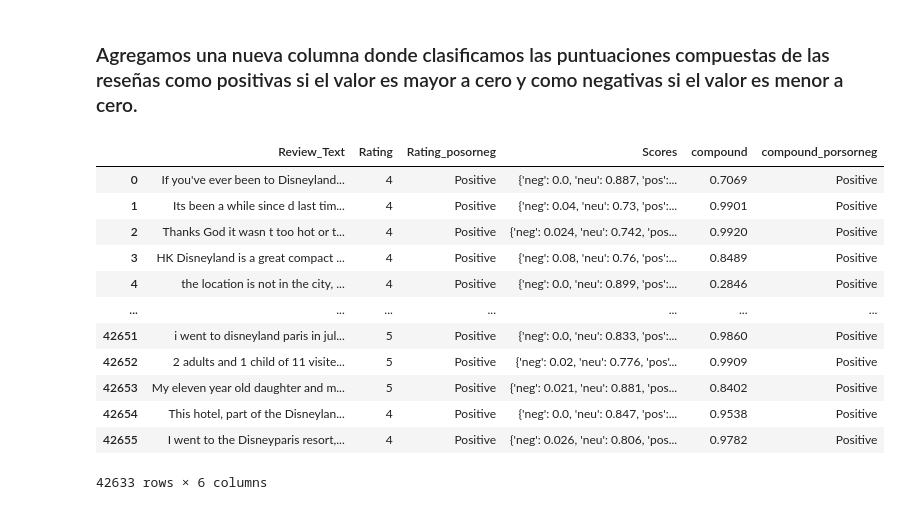
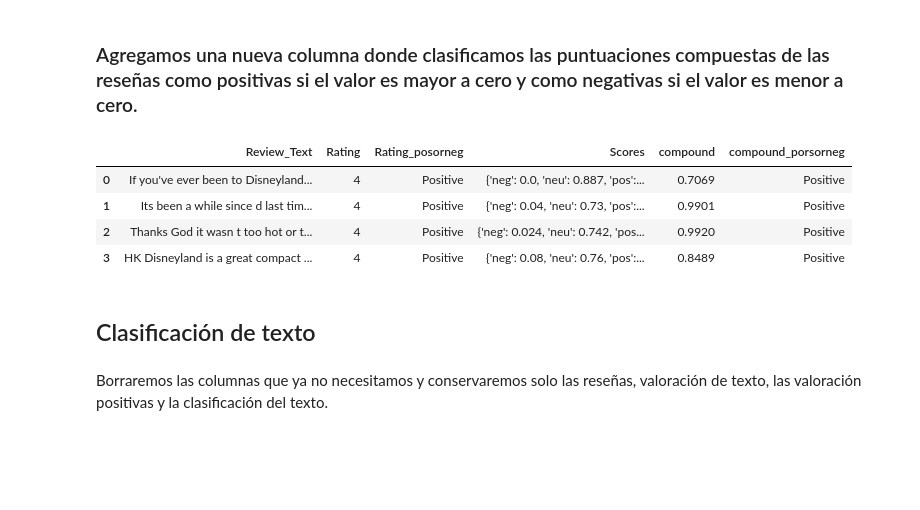
Before and after one commit to ricklarave/Reviews_de_Disneyland--Clasificacion_y_analisis_de_sentimientos, a Jupyter notebook: NaturalLanguageProcessing.ipynb, the cells around one changed output. Drawn from its saved outputs; the diff is of its cells as text; code cells hidden in the pictures; blank space fills up the shorter version.

```diff
--- a/NaturalLanguageProcessing.ipynb
+++ b/NaturalLanguageProcessing.ipynb
@@ -319,19 +321,16 @@ data
 ### Agregamos una nueva columna donde clasificamos las puntuaciones compuestas de las reseñas como positivas si el valor es mayor a cero y como negativas si el valor es menor a cero.
 # %%
 data["compound_porsorneg"] = data["compound"].apply( lambda score:"Positive" if score >=0 else "Negative" )
-# %%
-data
-# %% [output]
-|  | Review_Text | Rating | Rating_posorneg | Scores | compound | compound_porsorneg |
-| 0 | If you've ever been to Disneyland... | 4 | Positive | {'neg': 0.0, 'neu': 0.887, 'pos':... | 0.7069 | Positive |
-| 1 | Its been a while since d last tim... | 4 | Positive | {'neg': 0.04, 'neu': 0.73, 'pos':... | 0.9901 | Positive |
-| 2 | Thanks God it wasn t too hot or t... | 4 | Positive | {'neg': 0.024, 'neu': 0.742, 'pos... | 0.9920 | Positive |
-| 3 | HK Disneyland is a great compact ... | 4 | Positive | {'neg': 0.08, 'neu': 0.76, 'pos':... | 0.8489 | Positive |
-| 4 | the location is not in the city, ... | 4 | Positive | {'neg': 0.0, 'neu': 0.899, 'pos':... | 0.2846 | Positive |
-| ... | ... | ... | ... | ... | ... | ... |
-| 42651 | i went to disneyland paris in jul... | 5 | Positive | {'neg': 0.0, 'neu': 0.833, 'pos':... | 0.9860 | Positive |
-| 42652 | 2 adults and 1 child of 11 visite... | 5 | Positive | {'neg': 0.02, 'neu': 0.776, 'pos'... | 0.9909 | Positive |
-| 42653 | My eleven year old daughter and m... | 5 | Positive | {'neg': 0.021, 'neu': 0.881, 'pos... | 0.8402 | Positive |
-| 42654 | This hotel, part of the Disneylan... | 4 | Positive | {'neg': 0.0, 'neu': 0.847, 'pos':... | 0.9538 | Positive |
-| 42655 | I went to the Disneyparis resort,... | 4 | Positive | {'neg': 0.026, 'neu': 0.806, 'pos... | 0.9782 | Positive |
-42633 rows × 6 columns
+# %%
+# Visualizamos la columna con la clasificación del valor compuesto
+data.head(4)
+# %% [output]
+|  | Review_Text | Rating | Rating_posorneg | Scores | compound | compound_porsorneg |
+| 0 | If you've ever been to Disneyland... | 4 | Positive | {'neg': 0.0, 'neu': 0.887, 'pos':... | 0.7069 | Positive |
+| 1 | Its been a while since d last tim... | 4 | Positive | {'neg': 0.04, 'neu': 0.73, 'pos':... | 0.9901 | Positive |
+| 2 | Thanks God it wasn t too hot or t... | 4 | Positive | {'neg': 0.024, 'neu': 0.742, 'pos... | 0.9920 | Positive |
+| 3 | HK Disneyland is a great compact ... | 4 | Positive | {'neg': 0.08, 'neu': 0.76, 'pos':... | 0.8489 | Positive |
+# %% [markdown]
+## Clasificación de texto
+# %% [markdown]
+Borraremos las columnas que ya no necesitamos y conservaremos solo las reseñas, valoración de texto, las valoración positivas y la clasificación del texto.
```
Also changed, not shown: parts of 22 cells of this notebook.
